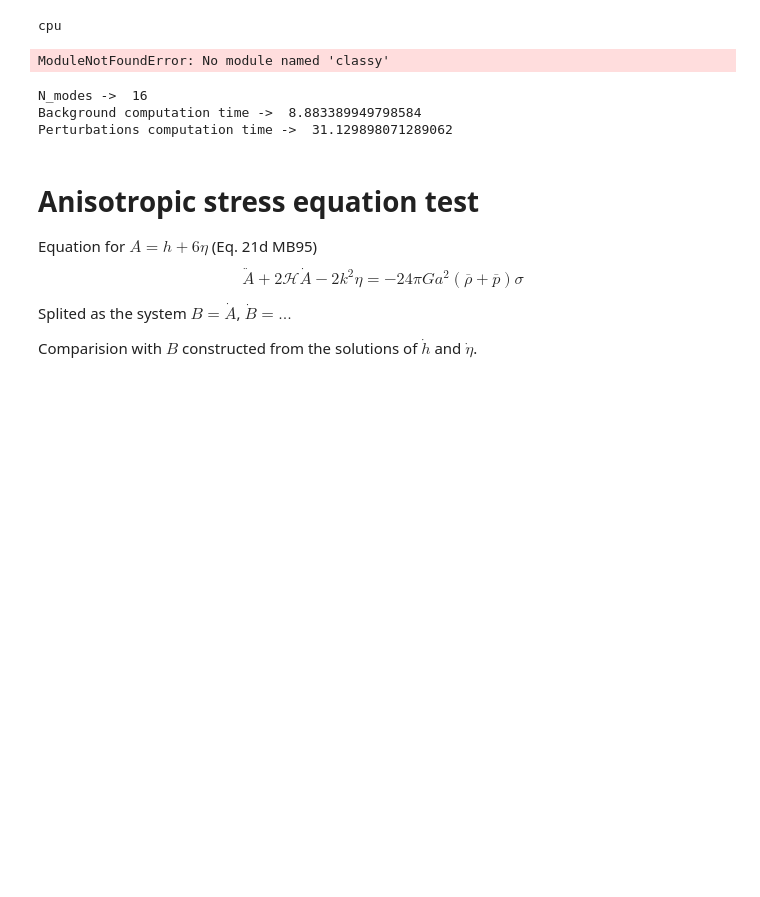
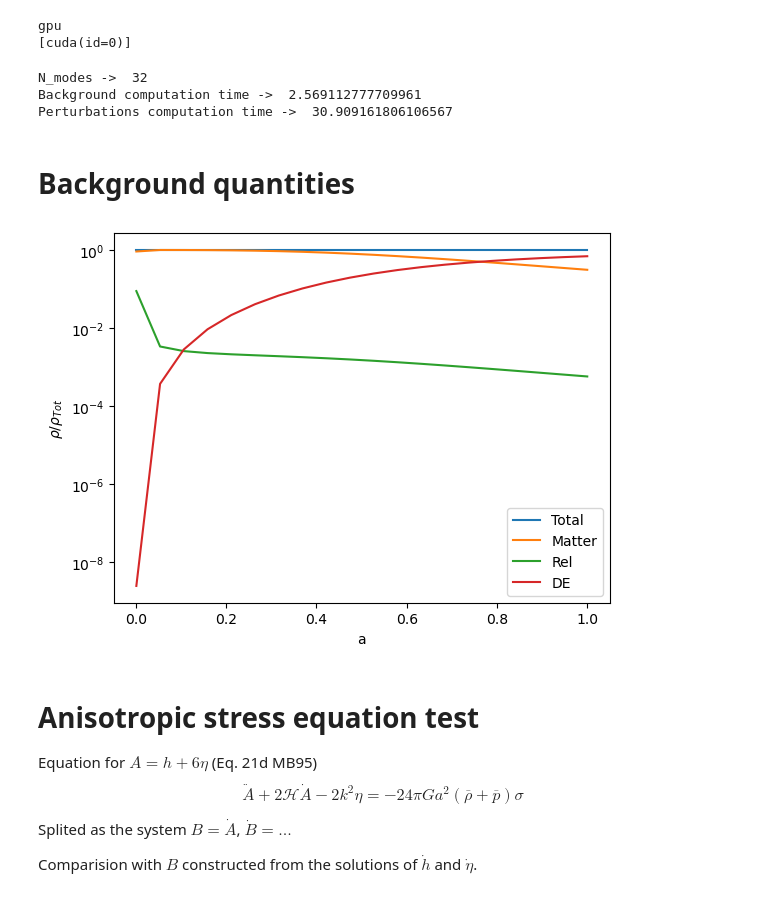
Before and after one commit to EstradaLlesta/DISCO-EB, a Jupyter notebook: notebooks/Tests.ipynb, the cells around one changed output. Drawn from its saved outputs; the diff is of its cells as text; code cells hidden in the pictures; blank space fills up the shorter version.

```diff
--- a/notebooks/Tests.ipynb
+++ b/notebooks/Tests.ipynb
@@ -1,11 +1,12 @@
 # %%
 import jax
 jax.config.update("jax_enable_x64", True)
-jax.config.update('jax_platform_name', 'cpu')
+jax.config.update('jax_platform_name', 'gpu')
 # jax.config.update("jax_debug_nans", True)
 # jax.config.update("jax_disable_jit", True)
 from jax.lib import xla_bridge
 print(xla_bridge.get_backend().platform)
+print(jax.devices())
 
 import numpy as np
 import jax.numpy as jnp
@@ -13,7 +14,7 @@ import os
 import matplotlib.pyplot as plt
 from scipy.interpolate import interp1d
 import time as t
-#%matplotlib widget
+# %matplotlib widget
 
 from classy import Class # import classy module
 
@@ -22,8 +23,8 @@ from classy import Class # import classy module
 from discoeb.background import evolve_background
 from discoeb.perturbations import evolve_perturbations, determine_starting_time
 # %% [output]
-cpu
+gpu
+[cuda(id=0)]
-ModuleNotFoundError: No module named 'classy'
 # %%
 # ## Set the Cosmological ParametNeutrino Mass from Voronoi Void-Halos?ers
 
@@ -82,25 +83,50 @@ print('Background computation time -> ', t_bg2 - t_bg1)
 
 # compute perturbation evolution
 # aexp_out = jnp.array([aexp])
-aexp_out = jnp.array(np.linspace(0.1,aexp,10))
-rtol = 1e-4
-atol = 1e-4
+aexp_out = jnp.array(np.linspace(0.001,aexp,20))
+rtol = 1e-5
+atol = 1e-5
 t_pt1 = t.time()
 # y, kmodes = evolve_perturbations( param=param, kmin=kmin, kmax=kmax, num_k=nmodes, aexp_out=aexp_out,
 #                                   rtol=rtol, atol=rtol, max_steps = int(2**14) )
 y, kmodes = evolve_perturbations( param=param, kmin=kmin, kmax=kmax, num_k=nmodes, aexp_out=aexp_out,
                                   # pcoeff = 0.0, icoeff = 1.0, dcoeff = 0.0, factormax = 10.0, factormin = 0.5,
                                   # pcoeff = 0.25, icoeff = 0.6, factormax = 20.0, factormin = 0.3,
-                                  # lmaxg = 25, lmaxgp = 25, lmaxr = 25, lmaxnu = 25, nqmax = 25,
-                                  lmaxg = 11, lmaxgp = 11, lmaxr = 11, lmaxnu = 11, nqmax = 5,
+                                  lmaxg = 25, lmaxgp = 25, lmaxr = 25, lmaxnu = 25, nqmax = 5,
+                                #   lmaxg = 11, lmaxgp = 11, lmaxr = 11, lmaxnu = 11, nqmax = 5,
                                   max_steps=8192,
                                   rtol=rtol, atol=atol )
 t_pt2 = t.time()
 print('Perturbations computation time -> ', t_pt2 - t_pt1)
 # %% [output]
-N_modes ->  16
-Background computation time ->  8.883389949798584
-Perturbations computation time ->  31.129898071289062
+N_modes ->  32
+Background computation time ->  2.569112777709961
+Perturbations computation time ->  30.909161806106567
+# %% [markdown]
+# Background quantities
+# %%
+# ... background
+rhonu = jnp.exp(param['logrhonu_of_loga_spline'].evaluate(jnp.log(aexp_out)))
+rho_Q     = aexp_out**(-3*(1+param['w_DE_0']+param['w_DE_a'])) * jnp.exp(3*(aexp_out-1)*param['w_DE_a'])
+grho = (
+    param['grhom'] * param['Omegam'] / aexp_out
+    + (param['grhog'] + param['grhor'] * (param['Neff'] + param['Nmnu'] * rhonu)) / aexp_out**2
+    + param['grhom'] * param['OmegaDE'] * rho_Q * aexp_out**2
+    + param['grhom'] * param['Omegak']
+)
+grhom  = param['grhom'] * param['Omegam'] / aexp_out
+grho_rel = (param['grhog'] + param['grhor'] * (param['Neff'] + param['Nmnu'] * rhonu)) / aexp_out**2
+grho_DE = param['grhom'] * param['OmegaDE'] * rho_Q * aexp_out**2
+plt.semilogy(aexp_out, grho/grho, label = 'Total')
+plt.semilogy(aexp_out, grhom/grho, label = 'Matter')
+plt.semilogy(aexp_out, grho_rel/grho, label = 'Rel')
+plt.semilogy(aexp_out, grho_DE/grho, label = 'DE')
+plt.xlabel('a')
+plt.ylabel('$\\rho/\\rho_{Tot}$')
+plt.legend()
+plt.show()
+# %% [output]
+[figure, added]
 # %% [markdown]
 # Anisotropic stress equation test
 
```
Also changed, not shown: parts of 15 cells of this notebook.
